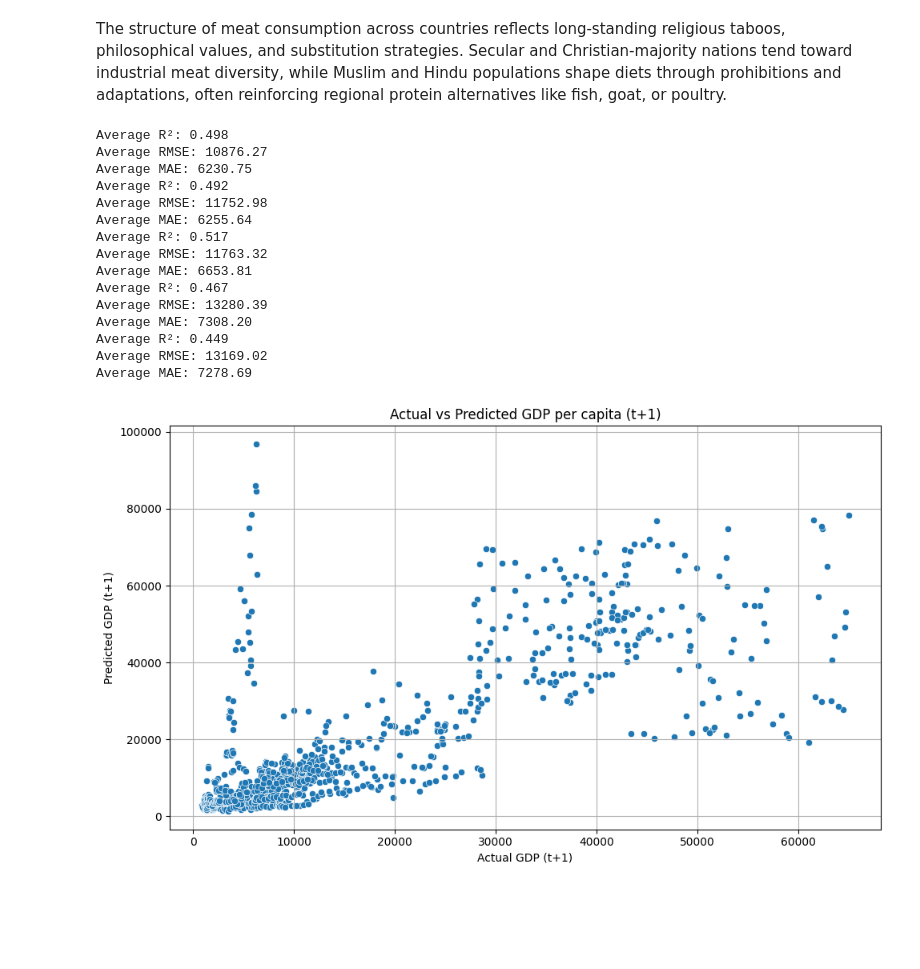
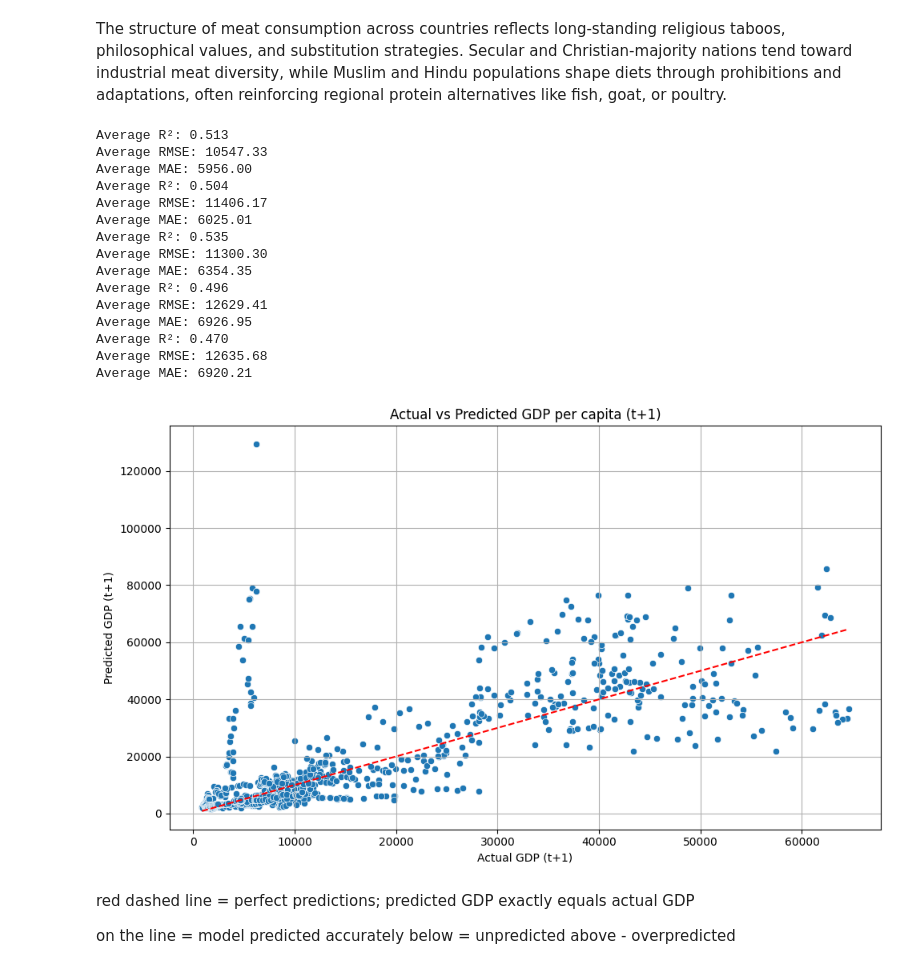
Before and after one commit to Sachin04t/Meat-the-Economy, a Jupyter notebook: CS506_MeattheEconomy.ipynb, the cells around one changed output. Drawn from its saved outputs; the diff is of its cells as text; code cells hidden in the pictures; blank space fills up the shorter version.

Commit message:
fixing predictive model. used xgboost but still over and under prediciting

```diff
--- a/CS506_MeattheEconomy.ipynb
+++ b/CS506_MeattheEconomy.ipynb
@@ -531,6 +531,8 @@ from sklearn.metrics import mean_squared_error, mean_absolute_error, r2_score
 import matplotlib.pyplot as plt
 import seaborn as sns
 from scipy.stats import entropy
+
+import xgboost as xgb
 
 # (1) Define the meat columns
 meat_columns = ['Poultry', 'Beef', 'Sheep and goat', 'Pork', 'Other meats', 'Fish and seafood']
@@ -560,55 +562,68 @@ df = df.dropna(subset=['GDP_t+1', 'Meatball', 'WeightedMeatball', 'Meat_Entropy'
 
 features = ['Meatball', 'WeightedMeatball', 'Meat_Entropy', 'Year']
 X = df[features]
-y = df['GDP_t+1']
+#target log transformed to acocut for over and under prediciting
+y = np.log1p(df['GDP_t+1'])  # log1p = log(1 + x) → handles zeros safely
+
 groups = df['Entity']
 
 #modeling w/ groupkfold
 gkf = GroupKFold(n_splits = 5)
-model = RandomForestRegressor(n_estimators=100, random_state=42)
+model = xgb.XGBRegressor(n_estimators=100, learning_rate=0.1, max_depth=4, random_state=42)
+
 
 r2_scores, rmse_scores, mae_scores = [], [], []
 
 for train_idx, test_idx in gkf.split(X, y, groups):
     X_train, X_test = X.iloc[train_idx], X.iloc[test_idx]
     y_train, y_test = y.iloc[train_idx], y.iloc[test_idx]
 
     model.fit(X_train, y_train)
     y_pred = model.predict(X_test)
 
     r2_scores.append(r2_score(y_test, y_pred))
     rmse_scores.append(np.sqrt(mean_squared_error(y_test, y_pred)))
     mae_scores.append(mean_absolute_error(y_test, y_pred))
 
     print(f"Average R²: {np.mean(r2_scores):.3f}")
     print(f"Average RMSE: {np.mean(rmse_scores):.2f}")
     print(f"Average MAE: {np.mean(mae_scores):.2f}")
 
 #visualization
 
 
 plt.figure(figsize=(10, 6))
 sns.scatterplot(x=y_test, y=y_pred)
+
+#prediction line
+plt.plot([y_test.min(), y_test.max()], [y_test.min(), y_test.max()], color='red', linestyle='--', label='Ideal Fit')
+
 plt.xlabel("Actual GDP (t+1)")
 plt.ylabel("Predicted GDP (t+1)")
 plt.title("Actual vs Predicted GDP per capita (t+1)")
 plt.grid(True)
 plt.tight_layout()
 plt.show()
 # %% [output]
-Average R²: 0.498
-Average RMSE: 10876.27
-Average MAE: 6230.75
-Average R²: 0.492
-Average RMSE: 11752.98
-Average MAE: 6255.64
-Average R²: 0.517
-Average RMSE: 11763.32
-Average MAE: 6653.81
-Average R²: 0.467
-Average RMSE: 13280.39
-Average MAE: 7308.20
-Average R²: 0.449
-Average RMSE: 13169.02
-Average MAE: 7278.69
+Average R²: 0.513
+Average RMSE: 10547.33
+Average MAE: 5956.00
+Average R²: 0.504
+Average RMSE: 11406.17
+Average MAE: 6025.01
+Average R²: 0.535
+Average RMSE: 11300.30
+Average MAE: 6354.35
+Average R²: 0.496
+Average RMSE: 12629.41
+Average MAE: 6926.95
+Average R²: 0.470
+Average RMSE: 12635.68
+Average MAE: 6920.21
-[figure, old version]
+[figure, new version]
+# %% [markdown]
+red dashed line = perfect predictions; predicted GDP exactly equals actual GDP
+
+on the line = model predicted accurately
+below = unpredicted
+above - overpredicted
```
